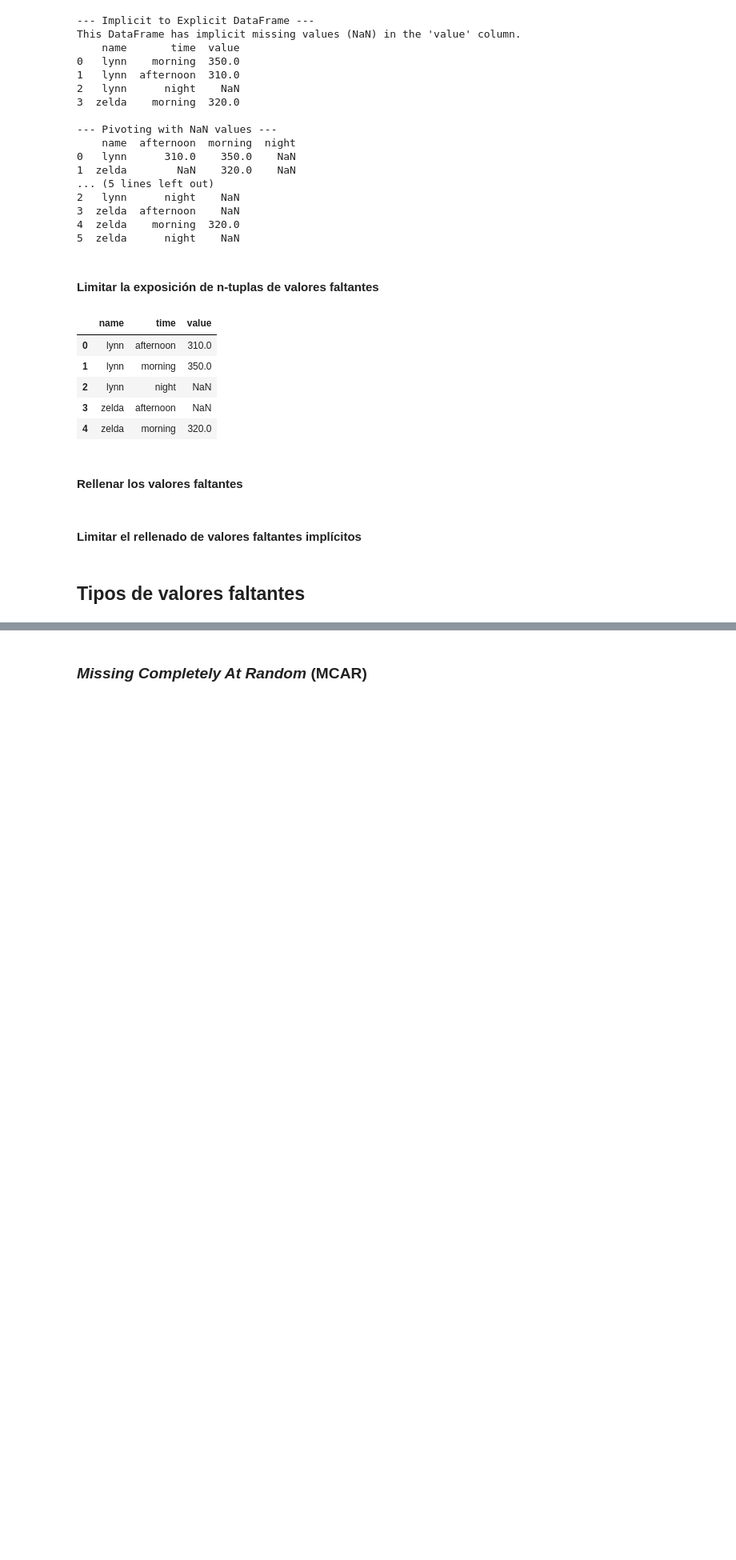
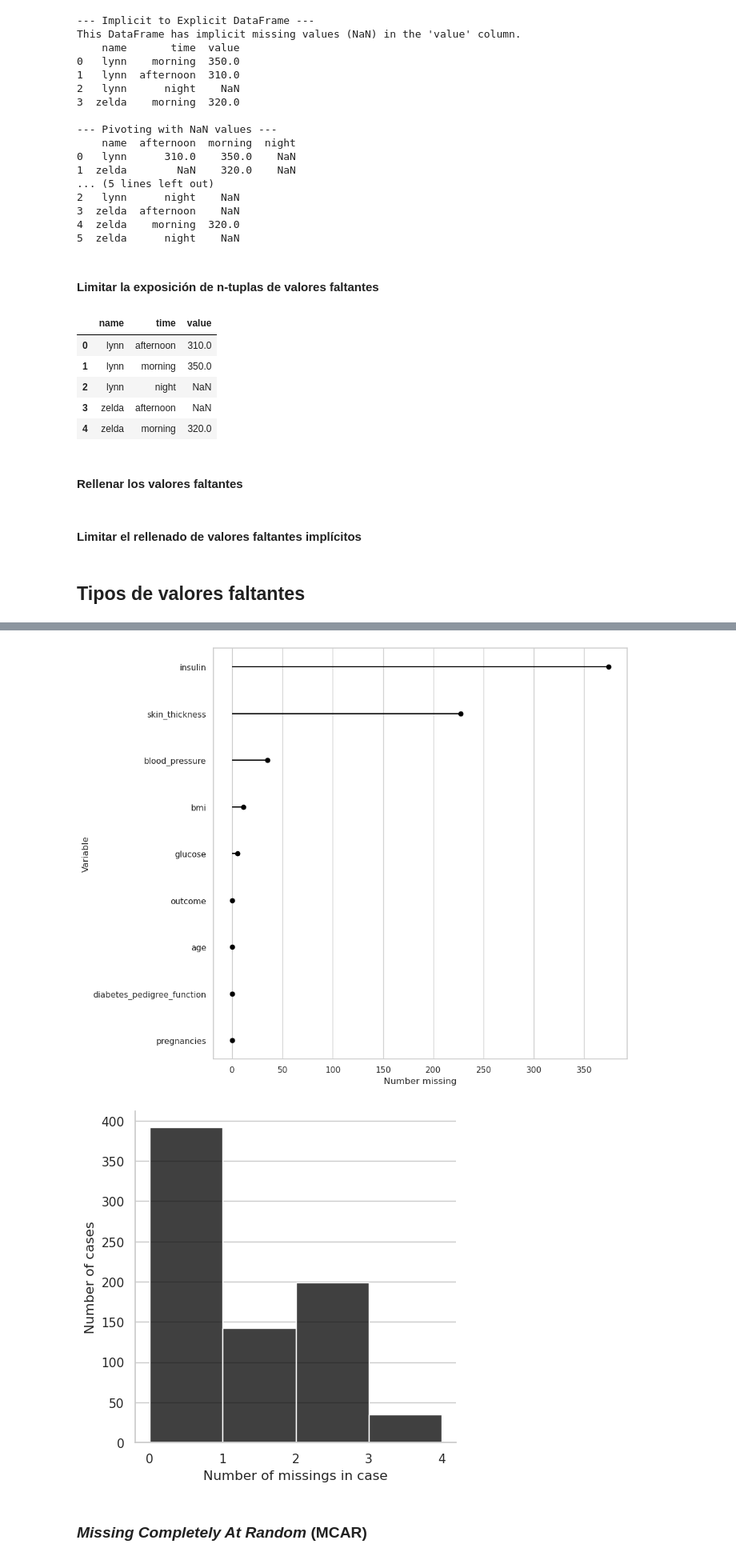
Before and after one commit to fcisnerosr/datos_faltantes, a Jupyter notebook: curso-datos-faltantes-main/jupyter/live-exploration-missing-values.ipynb, the cells around one changed output, grey strips where cells are left out. Shown at 80% size. Saved outputs shown, nothing was run; the diff lists cells and outputs as text; code cells hidden in the pictures; blank space fills up the shorter version.

```diff
--- a/curso-datos-faltantes-main/jupyter/live-exploration-missing-values.ipynb
+++ b/curso-datos-faltantes-main/jupyter/live-exploration-missing-values.ipynb
@@ -921,2 +927,8 @@ This DataFrame has implicit missing values (NaN) in the 'value' column.
+# %%
+diabetes_df[diabetes_df.columns[1:6]] = diabetes_df[diabetes_df.columns[1:6]].replace(0, np.nan)
+diabetes_df.missing.missing_variable_plot()
+# %% [output]
+[figure, added]
+[figure, added]
 # %% [markdown]
 ### _Missing Completely At Random_ (MCAR)
```
Also changed, not shown: parts of 9 cells of this notebook.
